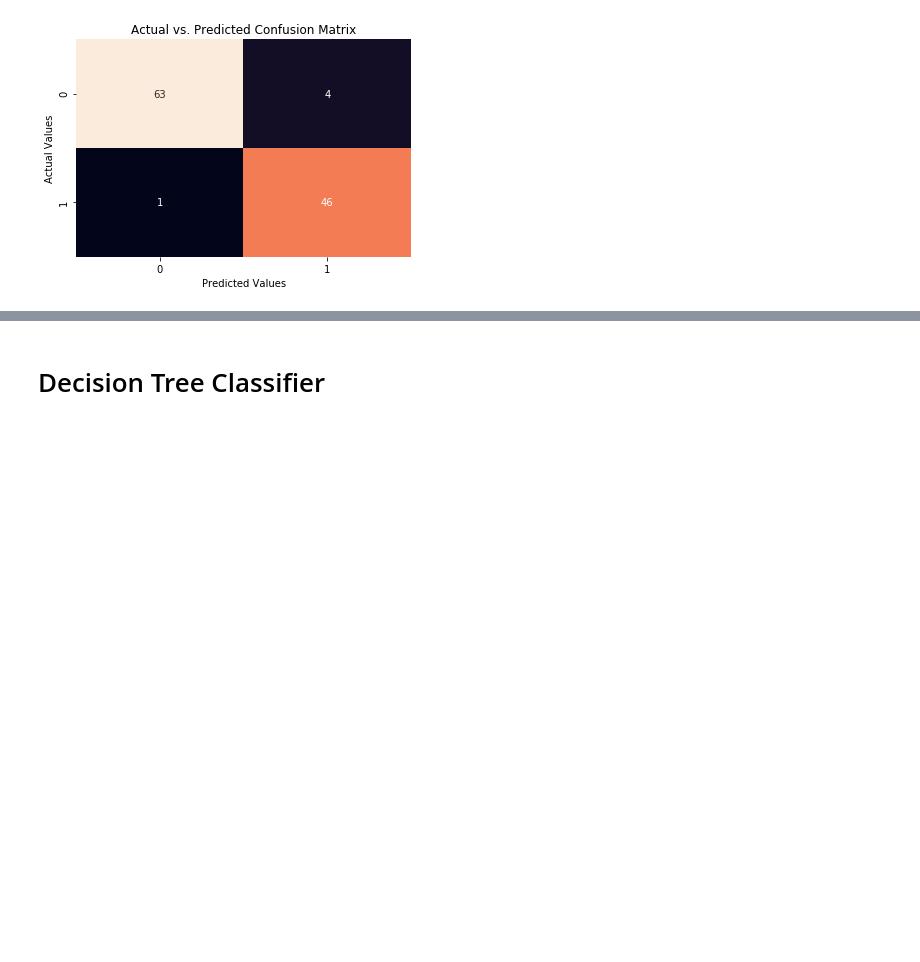
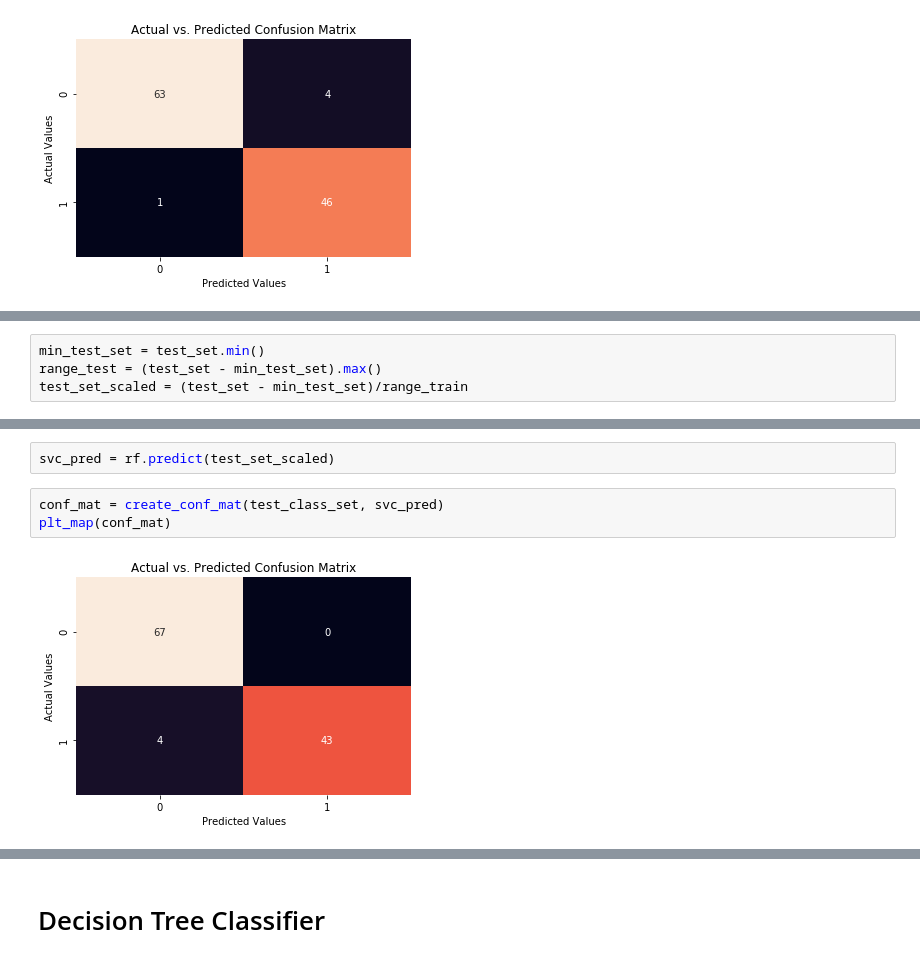
Before and after one commit to vaibhavz2402/breast-cancer-diagnosis, a Jupyter notebook: breast_cancer.ipynb, the cells around one changed output, grey strips where cells are left out. Saved outputs shown, nothing was run; the diff lists cells and outputs as text; blank space fills up the shorter version.

```diff
--- a/breast_cancer.ipynb
+++ b/breast_cancer.ipynb
@@ -292,0 +310,4 @@ plt_map(conf_mat)
+# %%
+min_test_set = test_set.min()
+range_test = (test_set - min_test_set).max()
+test_set_scaled = (test_set - min_test_set)/range_train
@@ -292,0 +321,7 @@ plt_map(conf_mat)
+# %%
+svc_pred = rf.predict(test_set_scaled)
+# %%
+conf_mat = create_conf_mat(test_class_set, svc_pred)
+plt_map(conf_mat)
+# %% [output]
+[figure, added]
```
Also changed, not shown: parts of 22 cells of this notebook, 1 other file.
